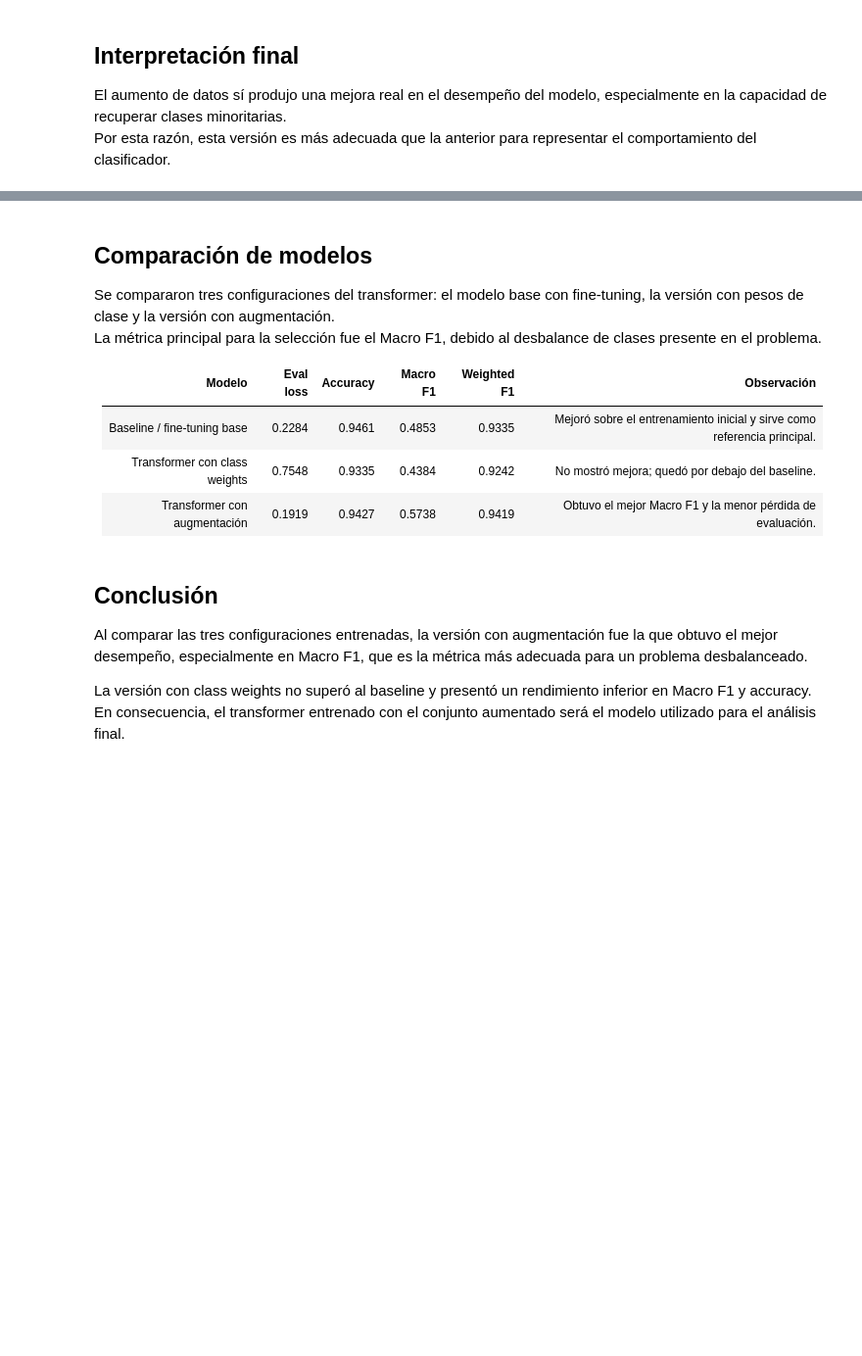
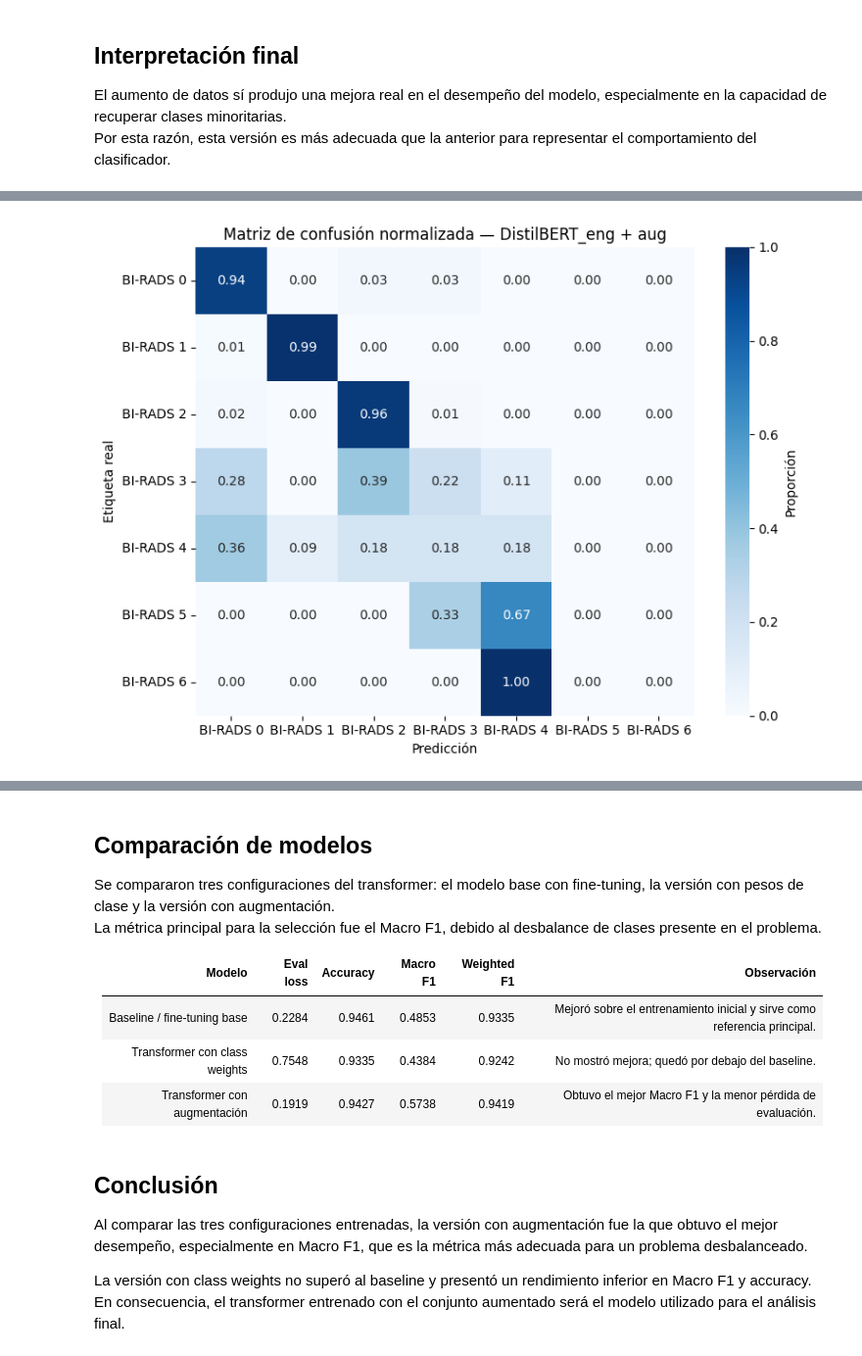
Before and after one commit to SebasDCIS/proyecto-ia-mamografia, a Jupyter notebook: notebooks/03_transformers.ipynb, the cells around one changed output, grey strips where cells are left out. Shown at 98% size. Cells and saved outputs as stored; diff of their text form; code cells hidden in the pictures; blank space fills up the shorter version.

```diff
--- a/notebooks/03_transformers.ipynb
+++ b/notebooks/03_transformers.ipynb
@@ -631,3 +631,87 @@ aug_results
 
 El aumento de datos sí produjo una mejora real en el desempeño del modelo, especialmente en la capacidad de recuperar clases minoritarias.
 Por esta razón, esta versión es más adecuada que la anterior para representar el comportamiento del clasificador.
+# %%
+# =====================================================
+# BLOQUE ESTÁNDAR DE EVALUACIÓN — DistilBERT inglés + augmentación
+# Reemplaza la celda que falla en el nb 03
+# =====================================================
+import numpy as np
+import pandas as pd
+import matplotlib.pyplot as plt
+import seaborn as sns
+from sklearn.metrics import (
+    accuracy_score, f1_score, precision_score, recall_score,
+    classification_report, confusion_matrix
+)
+
+NOMBRE_MODELO = "DistilBERT_eng + aug"
+
+# -------------------------------------------------------
+# 0) Asegurar que y_test esté como array de etiquetas
+# -------------------------------------------------------
+y_test = np.array(test_df["label"].tolist())
+print(f"y_test definido: {len(y_test)} etiquetas")
+
+# -------------------------------------------------------
+# 1) Generar y_pred desde el modelo entrenado
+# Usamos tokenized_test (tokenizado) en lugar de test_dataset (sin tokenizar)
+# -------------------------------------------------------
+aug_preds = aug_trainer.predict(tokenized_test)
+y_pred = np.argmax(aug_preds.predictions, axis=-1)
+print(f"y_pred generado: {len(y_pred)} predicciones")
+
+# -------------------------------------------------------
+# 2) Métricas globales
+# -------------------------------------------------------
+metricas_globales = {
+    "Modelo":             NOMBRE_MODELO,
+    "Accuracy":           round(accuracy_score(y_test, y_pred), 4),
+    "Macro F1":           round(f1_score(y_test, y_pred, average="macro", zero_division=0), 4),
+    "Weighted F1":        round(f1_score(y_test, y_pred, average="weighted", zero_division=0), 4),
+    "Precision (macro)":  round(precision_score(y_test, y_pred, average="macro", zero_division=0), 4),
+    "Recall (macro)":     round(recall_score(y_test, y_pred, average="macro", zero_division=0), 4),
+}
+print("\n" + "=" * 60)
+print(f"MÉTRICAS GLOBALES — {NOMBRE_MODELO}")
+print("=" * 60)
+for k, v in metricas_globales.items():
+    print(f"  {k:20s}: {v}")
+
+# -------------------------------------------------------
+# 3) Classification report por clase
+# -------------------------------------------------------
+print("\n" + "=" * 60)
+print(f"REPORTE POR CLASE — {NOMBRE_MODELO}")
+print("=" * 60)
+report_dict = classification_report(y_test, y_pred, digits=4, output_dict=True, zero_division=0)
+df_report = pd.DataFrame(report_dict).T.round(4)
+print(df_report.to_string())
+
+# -------------------------------------------------------
+# 4) Matriz de confusión normalizada
+# -------------------------------------------------------
+cm = confusion_matrix(y_test, y_pred, normalize="true")
+plt.figure(figsize=(8, 6))
+sns.heatmap(
+    cm, annot=True, fmt=".2f", cmap="Blues",
+    xticklabels=[f"BI-RADS {i}" for i in range(7)],
+    yticklabels=[f"BI-RADS {i}" for i in range(7)],
+    cbar_kws={"label": "Proporción"}
+)
+plt.title(f"Matriz de confusión normalizada — {NOMBRE_MODELO}")
+plt.xlabel("Predicción")
+plt.ylabel("Etiqueta real")
+plt.tight_layout()
+plt.savefig(f"confmat_{NOMBRE_MODELO.replace(' ', '_').replace('+', 'plus').lower()}.png",
+            dpi=200, bbox_inches="tight")
+plt.show()
+
+# -------------------------------------------------------
+# 5) Guardar resultados en CSV para reusar
+# -------------------------------------------------------
+df_report.to_csv(f"report_{NOMBRE_MODELO.replace(' ', '_').replace('+', 'plus').lower()}.csv")
+print(f"\n✓ Archivos guardados:")
+print(f"  - confmat_{NOMBRE_MODELO.replace(' ', '_').replace('+', 'plus').lower()}.png")
+print(f"  - report_{NOMBRE_MODELO.replace(' ', '_').replace('+', 'plus').lower()}.csv")
+# %% [output]
@@ -633,0 +735 @@ Por esta razón, esta versión es más adecuada que la anterior para representar
+[figure, added]
```
Also changed, not shown: parts of 7 cells of this notebook, 12 other files.
